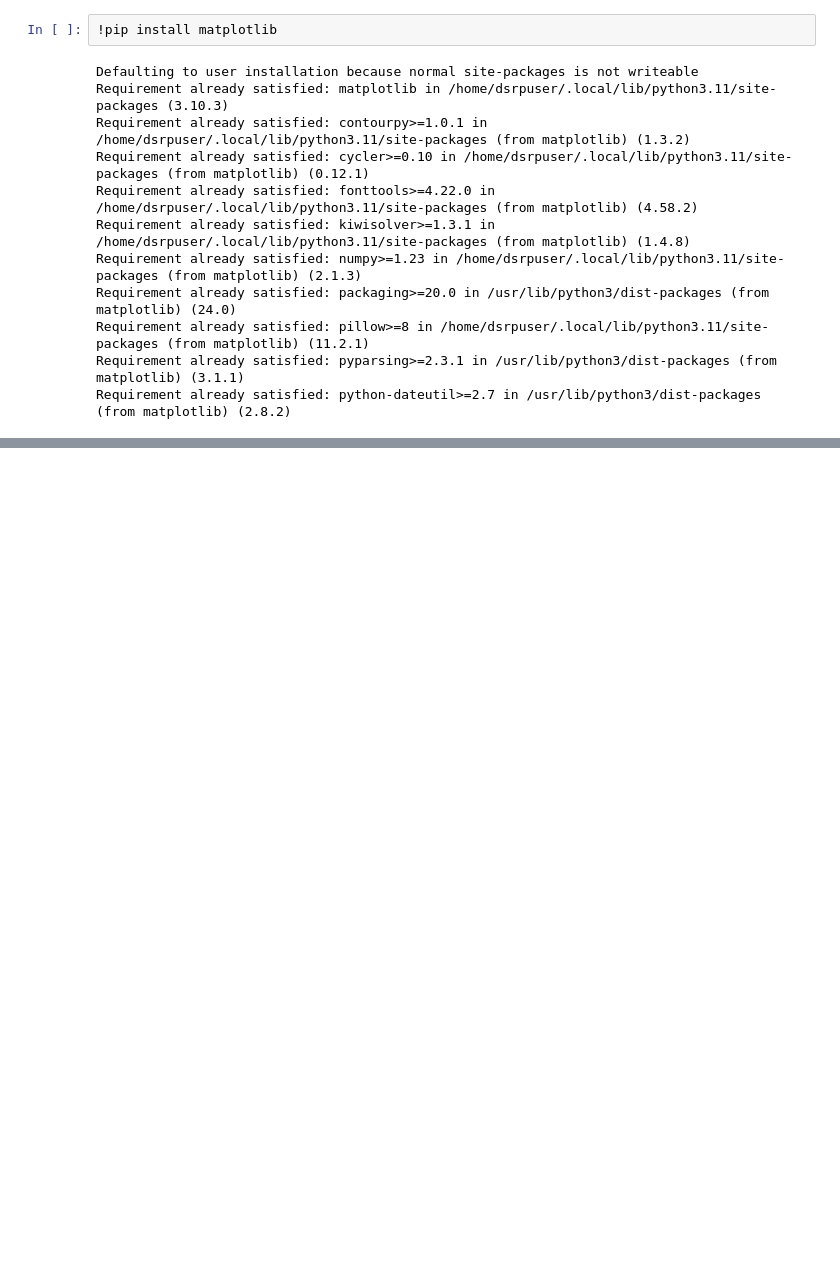
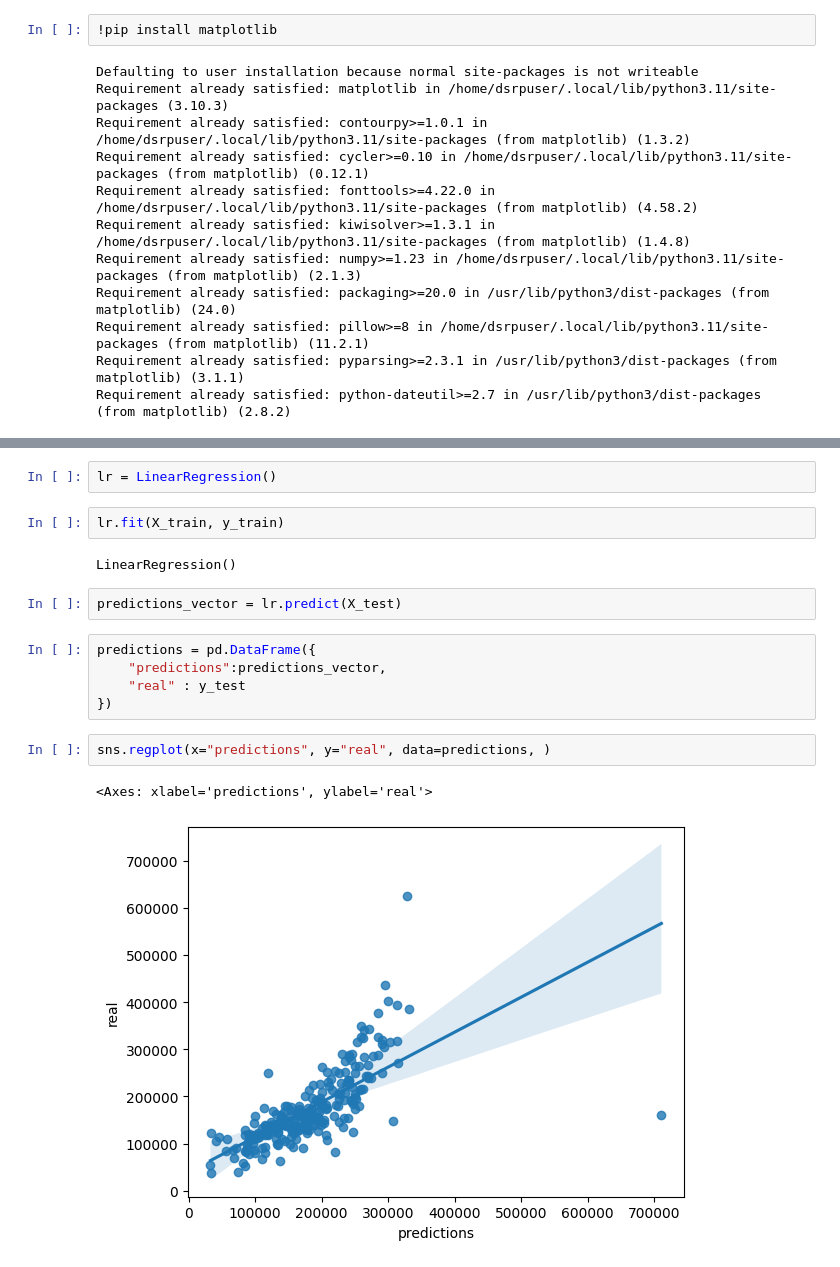
Before and after one commit to jhuarancca/DSRP-MachineLearningEngineering-01, a Jupyter notebook: notebooks/ProyectoFinal.ipynb, the cells around one changed output, grey strips where cells are left out. Cells and saved outputs as stored; diff of their text form; blank space fills up the shorter version.

```diff
--- a/notebooks/ProyectoFinal.ipynb
+++ b/notebooks/ProyectoFinal.ipynb
@@ -104,0 +344,18 @@ NameError: name 'python' is not defined
+# %%
+lr = LinearRegression()
+# %%
+lr.fit(X_train, y_train)
+# %% [output]
+LinearRegression()
+# %%
+predictions_vector = lr.predict(X_test)
+# %%
+predictions = pd.DataFrame({
+    "predictions":predictions_vector,
+    "real" : y_test
+})
+# %%
+sns.regplot(x="predictions", y="real", data=predictions, )
+# %% [output]
+<Axes: xlabel='predictions', ylabel='real'>
+[figure, added]
```
Also changed, not shown: parts of 33 cells of this notebook, 2 other files.
